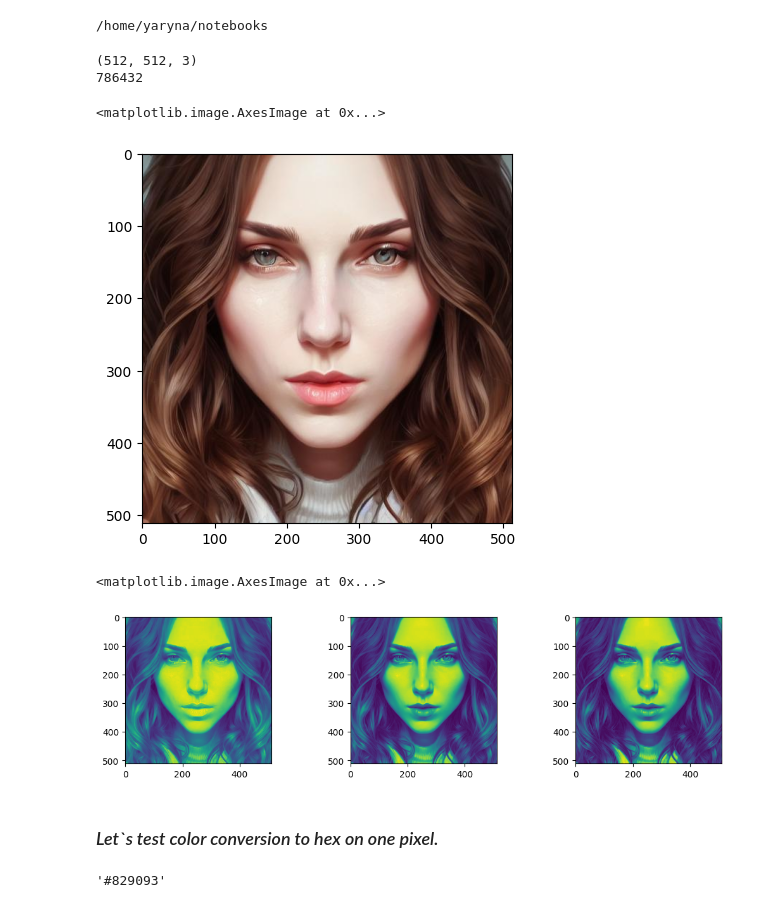
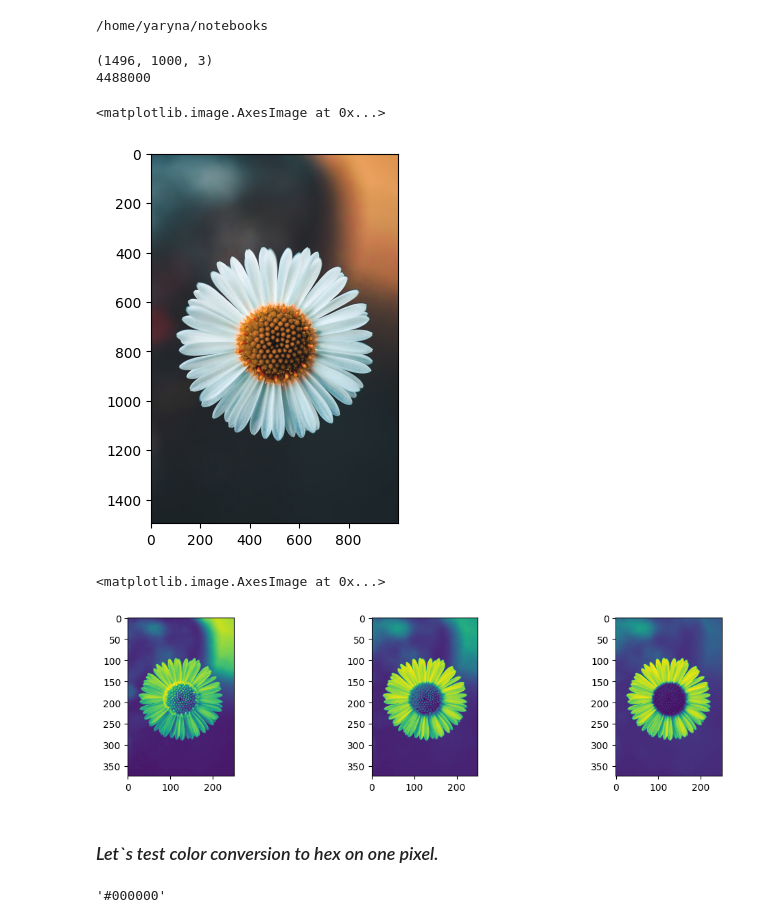
Before and after one commit to yaryna1499/beautiful_notebooks, a Jupyter notebook: img_proc.ipynb, the cells around one changed output. Saved outputs shown, nothing was run; the diff lists cells and outputs as text; code cells hidden in the pictures.

```diff
--- a/img_proc.ipynb
+++ b/img_proc.ipynb
@@ -14,12 +15,12 @@ import numpy as np
 # %% [output]
 /home/yaryna/notebooks
 # %%
-avatar = io.imread("00000.jpg")
+avatar = io.imread("f.jpeg")
 print(avatar.shape) # geometry
 print(avatar.size) # the number of pixels
 plt.imshow(avatar)
 # %% [output]
-(512, 512, 3)
-786432
+(1496, 1000, 3)
+4488000
 <matplotlib.image.AxesImage at 0x...>
-[figure, old version]
+[figure, new version]
@@ -34,13 +38,13 @@ ax2.imshow(second_channel)
 ax3.imshow(third_channel)
 # %% [output]
 <matplotlib.image.AxesImage at 0x...>
-[figure, old version]
+[figure, new version]
 # %% [markdown]
 ### *Let`s test color conversion to hex on one pixel.*
 # %%
-webcolors.rgb_to_hex((first_channel[0,0], second_channel[0,0], third_channel[0,0]))
+webcolors.rgb_to_hex((round(first_channel[0,0]), round(second_channel[0,0]), round(third_channel[0,0])))
 # %% [output]
-'#829093'
+'#000000'
 # %%
 hex_array = []
 for i in range(avatar.shape[0]):
```
Also changed, not shown: parts of 19 cells of this notebook, 4 other files.
